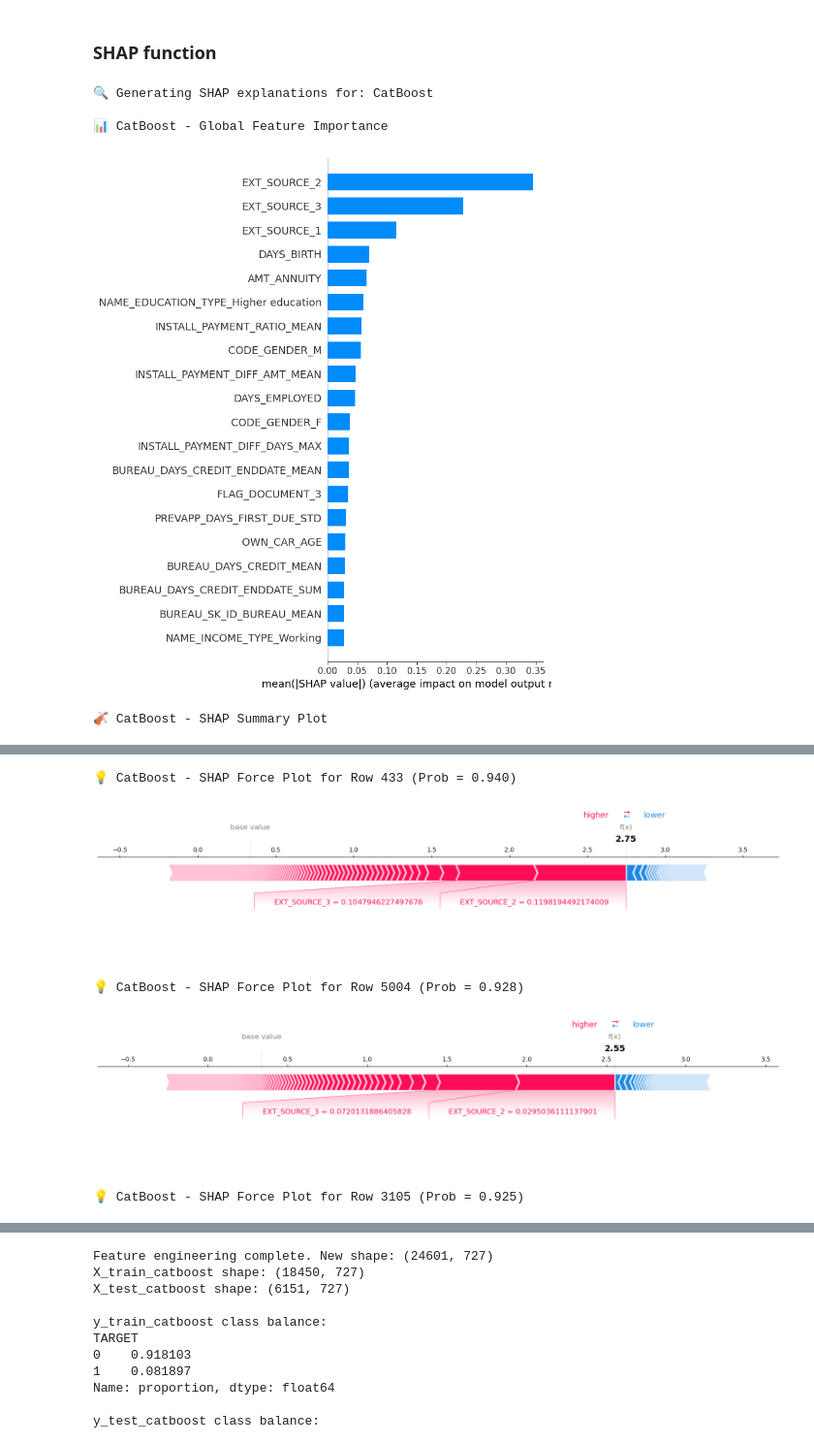
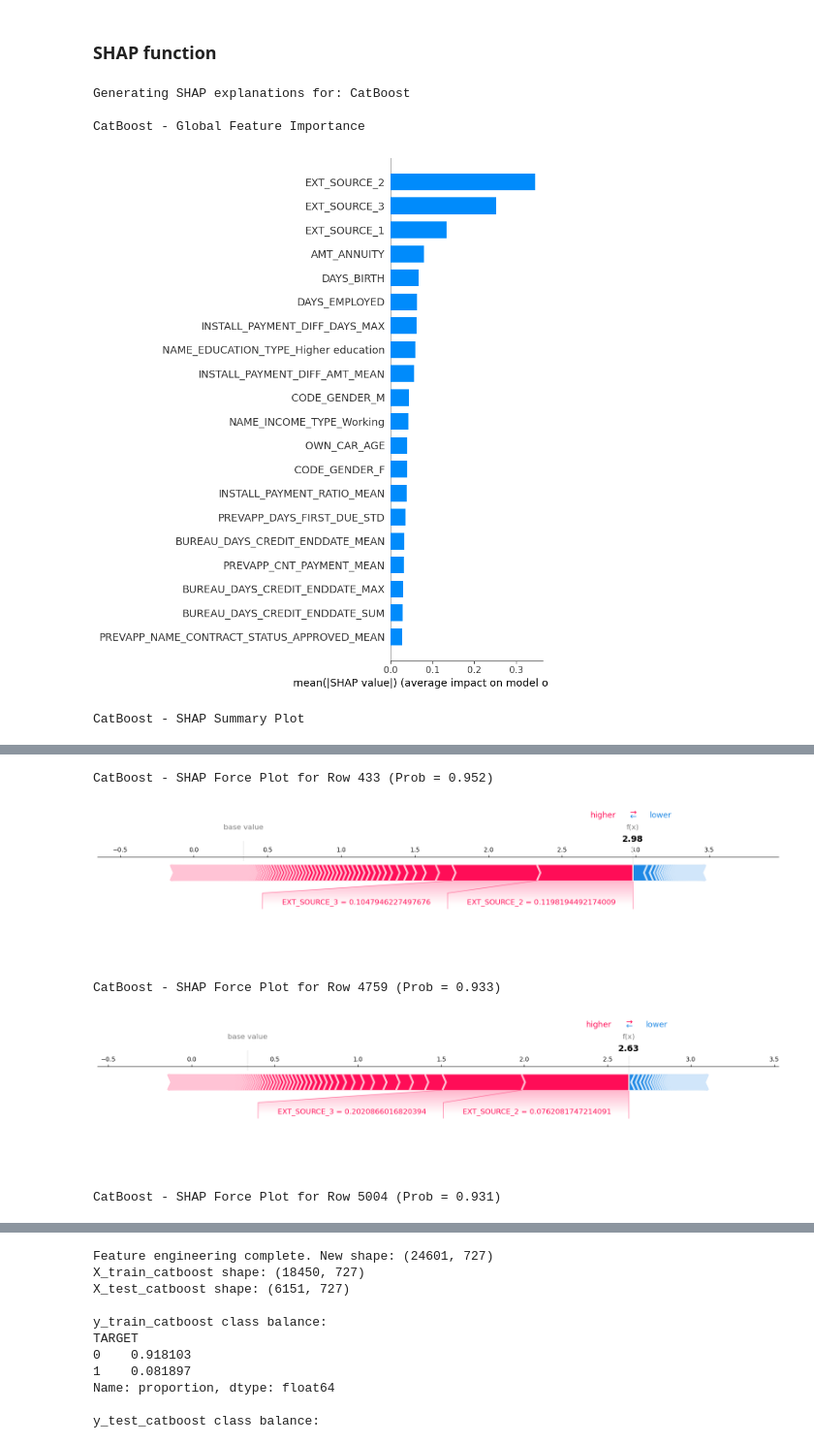
Before and after one commit to justin-castillo/home-credit-default-risk, a Jupyter notebook: notebooks/01_homecredit_sample.ipynb, the cells around one changed output, grey strips where cells are left out. Shown at 97% size. Drawn from its saved outputs; the diff is of its cells as text; code cells hidden in the pictures.

```diff
--- a/notebooks/01_homecredit_sample.ipynb
+++ b/notebooks/01_homecredit_sample.ipynb
@@ -1354,9 +1311,9 @@ l2_leaf_reg: 6.978131188618496
 # %%
-# === Combine full training data for retraining ===
+# Combine full training data for retraining
 X_trainval = X_train_unscaled
 y_trainval = y_train
 
-# === Extract best params from Optuna study ===
+# Extract best params from Optuna study
 best_params_cat = study.best_params
 
 # Add fixed parameters that aren't tuned
@@ -1366,11 +1323,11 @@ best_params_cat.update({
     'eval_metric': 'AUC',
     'random_seed': 42,
     'early_stopping_rounds': 50,
-    'verbose': 100,
-    'class_weights': [1, 15]  # Optional: tune if needed
+    'verbose': False,
+    'class_weights': [1, 15]  # : tune if needed
 })
 
-# === Retrain CatBoostClassifier with full train set and best hyperparameters ===
+# Retrain CatBoostClassifier with full train set and best hyperparameters
 cat_model = CatBoostClassifier(**best_params_cat)
 
 cat_model.fit(
@@ -1380,6 +1337,6 @@ cat_model.fit(
     use_best_model=True
 )
 
-# === Predict on test set ===
+# Predict on test set
 y_pred_proba_cat = cat_model.predict_proba(X_test_unscaled)[:, 1]
 # %% [output]
@@ -1705,10 +1659,10 @@ Best Threshold = 0.15 with F1 = 0.323
 # %%
-# === Predict on test set using best threshold ===
+#  Predict on test set using best threshold
 y_pred_proba_test_lgbm = lgbm_model.predict_proba(X_test_scaled)[:, 1]
-y_pred_lgbm_final = (y_pred_proba_test_lgbm > best_threshold_lgbm).astype(int)
+y_pred_lgbm_final = (y_pred_proba_test_lgbm > best_threshold).astype(int)
 
-# === Report final results ===
-print(f"\nFinal Evaluation (Test Set) — Threshold = {best_threshold_lgbm:.2f}")
+#  Report final results
+print(f"\nFinal Evaluation (Test Set) — Threshold = {best_threshold:.2f}")
 print(f"AUC: {roc_auc_score(y_test, y_pred_proba_test_lgbm):.4f}")
 print(classification_report(y_test, y_pred_lgbm_final, digits=3))
 print(confusion_matrix(y_test, y_pred_lgbm_final))
@@ -1795,12 +1749,12 @@ def explain_model_with_shap(model, X, model_name="Model", pred_probs=None, class
     - model: trained model (XGBoost, LightGBM, CatBoost, Random Forest)
     - X: DataFrame of features
     - model_name: Title used in plots
-    - pred_probs: Optional predicted probabilities (for top_n force plots)
-    - class_index: Only needed if shap_values returns a list (e.g., RF, CatBoost)
+    - pred_probs:  predicted probabilities (for top_n force plots)
+    - class_index: needed if shap_values returns a list (e.g., RF, CatBoost)
     - top_n: Number of highest-risk examples to show in force plots
     """
 
-    print(f"\n🔍 Generating SHAP explanations for: {model_name}")
+    print(f"\nGenerating SHAP explanations for: {model_name}")
 
     # Create SHAP explainer
     explainer = shap.TreeExplainer(model)
@@ -1814,38 +1768,38 @@ def explain_model_with_shap(model, X, model_name="Model", pred_probs=None, class
         expected_value = explainer.expected_value[class_index]
     else:
         expected_value = explainer.expected_value
 
     # Global feature importance (bar plot)
-    print(f"\n📊 {model_name} - Global Feature Importance")
+    print(f"\n{model_name} - Global Feature Importance")
     shap.summary_plot(shap_values, X, plot_type="bar")
 
     # SHAP summary (violin plot)
-    print(f"\n🎻 {model_name} - SHAP Summary Plot")
+    print(f"\n{model_name} - SHAP Summary Plot")
     shap.summary_plot(shap_values, X)
 
-    # Optional: local force plots for top_n predicted positives
+    # local force plots for top_n predicted positives
     if pred_probs is not None:
         top_idx = np.argsort(pred_probs)[-top_n:]
         for i in reversed(top_idx):
-            print(f"\n💡 {model_name} - SHAP Force Plot for Row {i} (Prob = {pred_probs[i]:.3f})")
+            print(f"\n{model_name} - SHAP Force Plot for Row {i} (Prob = {pred_probs[i]:.3f})")
             shap.force_plot(
                 base_value=expected_value,
                 shap_values=shap_values[i],
                 features=X.iloc[i],
                 matplotlib=True
             )
 
 # SHAP interpretation for CatBoost (final tuned model)
 explain_model_with_shap(
     model=cat_model,                        # final CatBoost model
     X=X_test_unscaled,                      # CatBoost prefers unscaled features
     model_name="CatBoost",
     pred_probs=y_pred_proba_cat,           # raw predicted probabilities
     class_index=1                           # since CatBoost returns list of SHAP arrays
 )
 # %% [output]
-🔍 Generating SHAP explanations for: CatBoost
+Generating SHAP explanations for: CatBoost
 
-📊 CatBoost - Global Feature Importance
+CatBoost - Global Feature Importance
-[figure, old version]
+[figure, new version]
-🎻 CatBoost - SHAP Summary Plot
+CatBoost - SHAP Summary Plot
@@ -1853,5 +1807,5 @@ explain_model_with_shap(
-💡 CatBoost - SHAP Force Plot for Row 433 (Prob = 0.940)
+CatBoost - SHAP Force Plot for Row 433 (Prob = 0.952)
-[figure, old version]
+[figure, new version]
-💡 CatBoost - SHAP Force Plot for Row 5004 (Prob = 0.928)
+CatBoost - SHAP Force Plot for Row 4759 (Prob = 0.933)
-[figure, old version]
+[figure, new version]
-💡 CatBoost - SHAP Force Plot for Row 3105 (Prob = 0.925)
+CatBoost - SHAP Force Plot for Row 5004 (Prob = 0.931)
```
Also changed, not shown: parts of 90 cells of this notebook, 10 other files.
